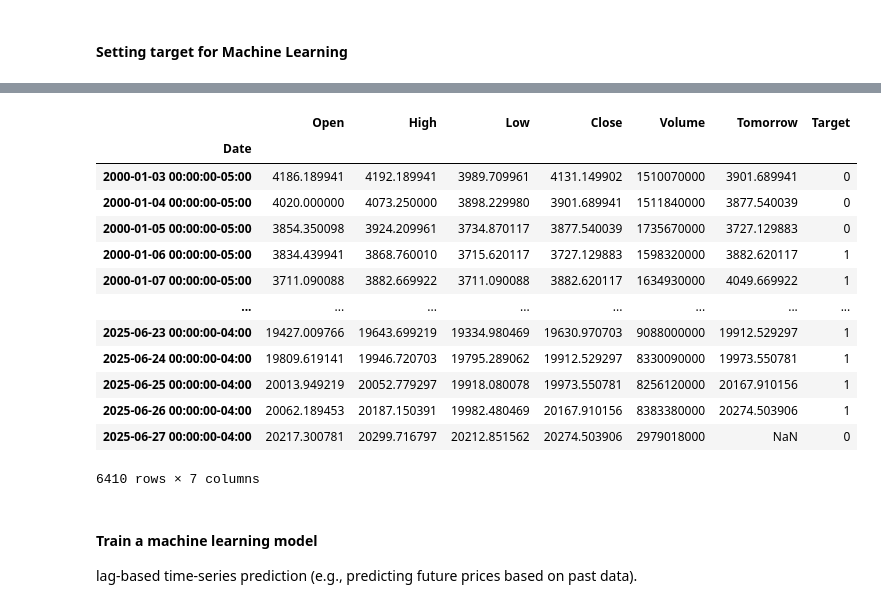
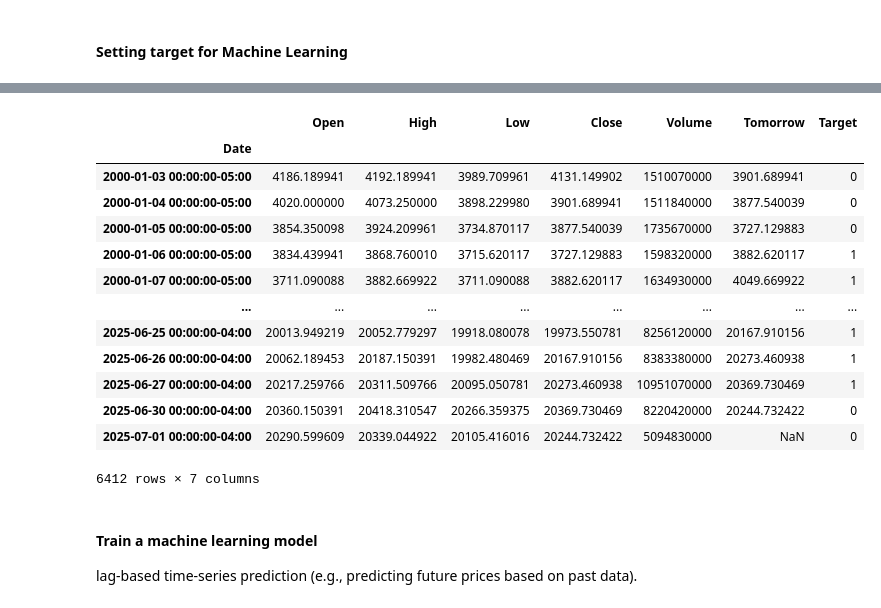
Before and after one commit to Crusoe22/Moss_ML_Capstone, a Jupyter notebook: main copy.ipynb, the cells around one changed output, grey strips where cells are left out. Cells and saved outputs as stored; diff of their text form; code cells hidden in the pictures.

```diff
--- a/main copy.ipynb
+++ b/main copy.ipynb
@@ -84,23 +135,25 @@ nasdaq
 # %%
 # Only use data after the year 2000 (Do this to eliminate any large market shift that may influence the overall direction of the market)
 nasdaq = nasdaq.loc["2000-01-01":].copy()
 
+nasdaq.to_csv("nasdaq.csv")
+
 nasdaq
 # %% [output]
 |  | Open | High | Low | Close | Volume | Tomorrow | Target |
 | Date |  |  |  |  |  |  |  |
 | 2000-01-03 00:00:00-05:00 | 4186.189941 | 4192.189941 | 3989.709961 | 4131.149902 | 1510070000 | 3901.689941 | 0 |
 | 2000-01-04 00:00:00-05:00 | 4020.000000 | 4073.250000 | 3898.229980 | 3901.689941 | 1511840000 | 3877.540039 | 0 |
 | 2000-01-05 00:00:00-05:00 | 3854.350098 | 3924.209961 | 3734.870117 | 3877.540039 | 1735670000 | 3727.129883 | 0 |
 | 2000-01-06 00:00:00-05:00 | 3834.439941 | 3868.760010 | 3715.620117 | 3727.129883 | 1598320000 | 3882.620117 | 1 |
 | 2000-01-07 00:00:00-05:00 | 3711.090088 | 3882.669922 | 3711.090088 | 3882.620117 | 1634930000 | 4049.669922 | 1 |
 | ... | ... | ... | ... | ... | ... | ... | ... |
-| 2025-06-23 00:00:00-04:00 | 19427.009766 | 19643.699219 | 19334.980469 | 19630.970703 | 9088000000 | 19912.529297 | 1 |
-| 2025-06-24 00:00:00-04:00 | 19809.619141 | 19946.720703 | 19795.289062 | 19912.529297 | 8330090000 | 19973.550781 | 1 |
 | 2025-06-25 00:00:00-04:00 | 20013.949219 | 20052.779297 | 19918.080078 | 19973.550781 | 8256120000 | 20167.910156 | 1 |
-| 2025-06-26 00:00:00-04:00 | 20062.189453 | 20187.150391 | 19982.480469 | 20167.910156 | 8383380000 | 20274.503906 | 1 |
-| 2025-06-27 00:00:00-04:00 | 20217.300781 | 20299.716797 | 20212.851562 | 20274.503906 | 2979018000 | NaN | 0 |
+| 2025-06-26 00:00:00-04:00 | 20062.189453 | 20187.150391 | 19982.480469 | 20167.910156 | 8383380000 | 20273.460938 | 1 |
+| 2025-06-27 00:00:00-04:00 | 20217.259766 | 20311.509766 | 20095.050781 | 20273.460938 | 10951070000 | 20369.730469 | 1 |
+| 2025-06-30 00:00:00-04:00 | 20360.150391 | 20418.310547 | 20266.359375 | 20369.730469 | 8220420000 | 20244.732422 | 0 |
+| 2025-07-01 00:00:00-04:00 | 20290.599609 | 20339.044922 | 20105.416016 | 20244.732422 | 5094830000 | NaN | 0 |
-6410 rows × 7 columns
+6412 rows × 7 columns
 # %% [markdown]
 #### Train a machine learning model
 
```
Also changed, not shown: parts of 23 cells of this notebook, 1 other file.
